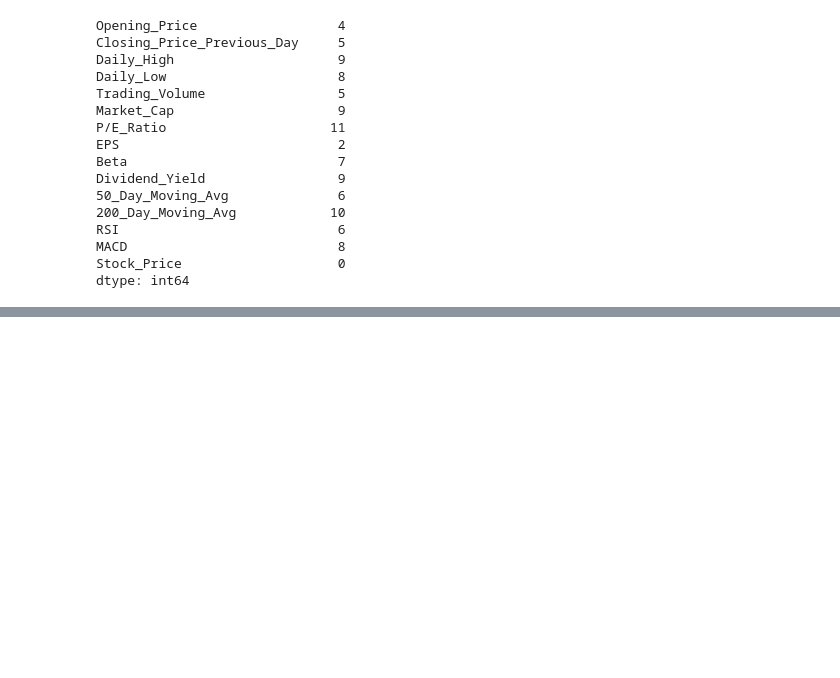
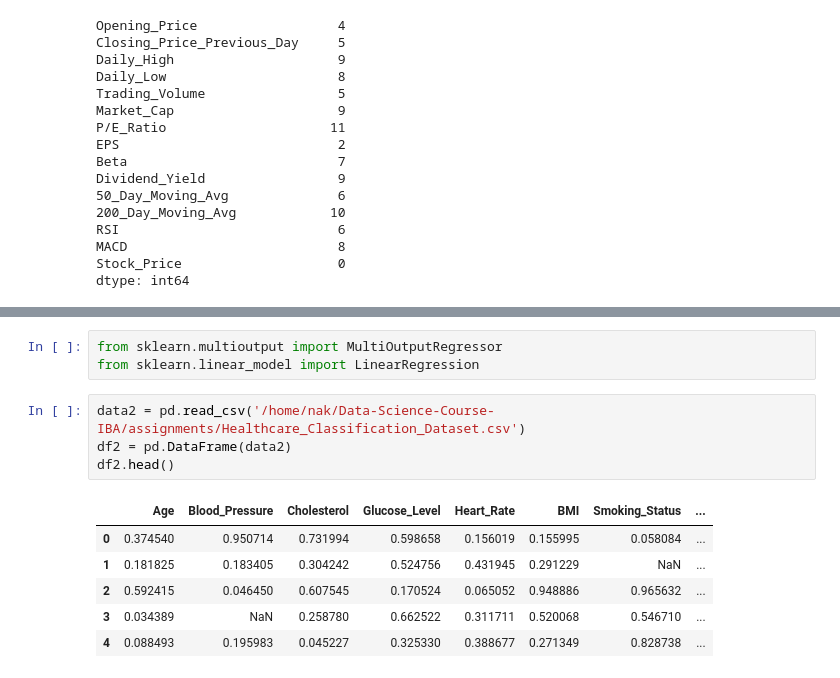
Before and after one commit to NadirAliOfficial/Data-Science-Course-IBA, a Jupyter notebook: assignments/MidExam_NadirAliKhan.ipynb, the cells around one changed output, grey strips where cells are left out. Drawn from its saved outputs; the diff is of its cells as text; blank space fills up the shorter version.

```diff
--- a/assignments/MidExam_NadirAliKhan.ipynb
+++ b/assignments/MidExam_NadirAliKhan.ipynb
@@ -69,0 +148,14 @@ dtype: int64
+# %%
+from sklearn.multioutput import MultiOutputRegressor
+from sklearn.linear_model import LinearRegression
+# %%
+data2 = pd.read_csv('/home/nak/Data-Science-Course-IBA/assignments/Healthcare_Classification_Dataset.csv')
+df2 = pd.DataFrame(data2)
+df2.head()
+# %% [output]
+|  | Age | Blood_Pressure | Cholesterol | Glucose_Level | Heart_Rate | BMI | Smoking_Status | ... |
+| 0 | 0.374540 | 0.950714 | 0.731994 | 0.598658 | 0.156019 | 0.155995 | 0.058084 | ... |
+| 1 | 0.181825 | 0.183405 | 0.304242 | 0.524756 | 0.431945 | 0.291229 | NaN | ... |
+| 2 | 0.592415 | 0.046450 | 0.607545 | 0.170524 | 0.065052 | 0.948886 | 0.965632 | ... |
+| 3 | 0.034389 | NaN | 0.258780 | 0.662522 | 0.311711 | 0.520068 | 0.546710 | ... |
+| 4 | 0.088493 | 0.195983 | 0.045227 | 0.325330 | 0.388677 | 0.271349 | 0.828738 | ... |
```
Also changed, not shown: parts of 6 cells of this notebook.
